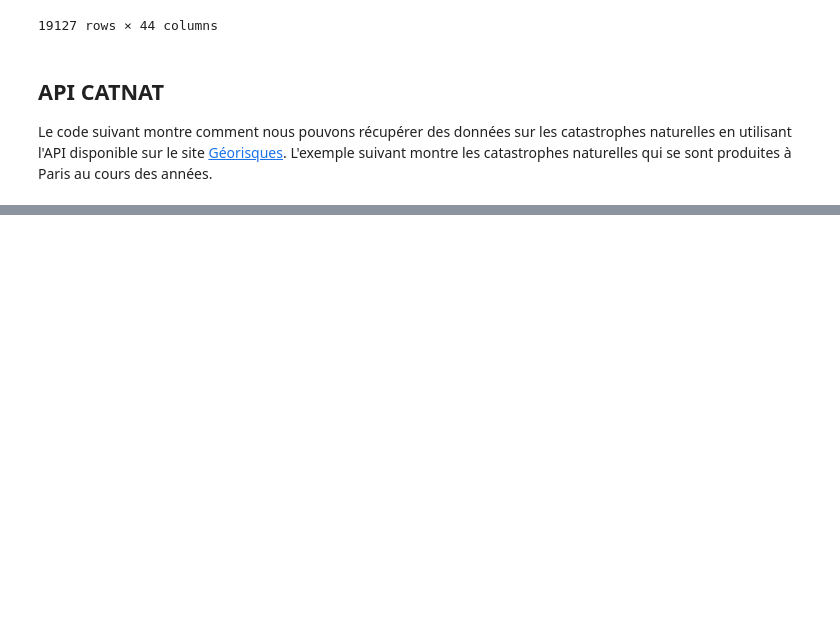
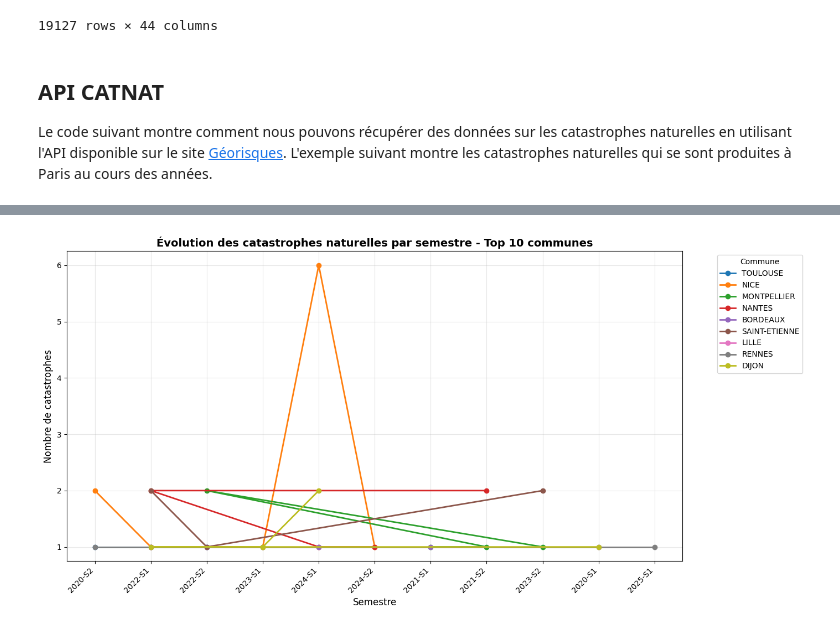
Before and after one commit to RRzm/Python_2A, a Jupyter notebook: données.ipynb, the cells around one changed output, grey strips where cells are left out. Cells and saved outputs as stored; diff of their text form; code cells hidden in the pictures; blank space fills up the shorter version.

```diff
--- a/données.ipynb
+++ b/données.ipynb
@@ -109,0 +292,18 @@ df_catnat
+# %%
+# Convertir les colonnes de dates en datetime
+df_catnat_top10['date_debut_evt'] = pd.to_datetime(df_catnat_top10['date_debut_evt'], errors='coerce')
+df_catnat_top10['date_fin_evt'] = pd.to_datetime(df_catnat_top10['date_fin_evt'], errors='coerce')
+df_catnat_top10['date_publication_arrete'] = pd.to_datetime(df_catnat_top10['date_publication_arrete'], errors='coerce')
+df_catnat_top10['date_publication_jo'] = pd.to_datetime(df_catnat_top10['date_publication_jo'], errors='coerce')
+
+# Filtrer pour ne garder que les catastrophes à partir de 2020
+df_catnat_top10 = df_catnat_top10[df_catnat_top10['date_debut_evt'] >= '2020-01-01'].copy()
+
+# Standardiser les codes INSEE
+df_catnat_top10['code_insee'] = df_catnat_top10['code_insee'].astype(str).str.zfill(5)
+
+# Vérifier le résultat
+print(f"Nombre de catastrophes à partir de 2020: {len(df_catnat_top10)}")
+print(f"\nPlage de dates: {df_catnat_top10['date_debut_evt'].min()} à {df_catnat_top10['date_debut_evt'].max()}")
+print(f"\nNombre de catastrophes par commune:")
+print(df_catnat_top10.groupby('libelle_commune').size().sort_values(ascending=False))
@@ -109,0 +345,61 @@ df_catnat
+# %%
+import matplotlib.pyplot as plt
+import seaborn as sns
+
+# Créer une colonne annee_semestre pour les catastrophes
+df_catnat_top10['annee_semestre'] = (
+    df_catnat_top10['date_debut_evt'].dt.year.astype(str)
+    + '-S' + df_catnat_top10['date_debut_evt'].dt.month.apply(lambda x: '1' if x <= 6 else '2')
+)
+
+# Compter le nombre de catastrophes par semestre et par commune
+catnat_par_semestre_commune = df_catnat_top10.groupby(
+    ['annee_semestre', 'code_insee', 'libelle_commune']
+).size().reset_index(name='nombre_catastrophes')
+
+# Standardiser le code_insee
+catnat_par_semestre_commune['code_insee'] = catnat_par_semestre_commune['code_insee'].astype(str).str.zfill(5)
+
+# Créer le graphique
+plt.figure(figsize=(14, 7))
+
+for code in top10_codes:
+    data_commune = catnat_par_semestre_commune[catnat_par_semestre_commune['code_insee'] == code]
+
+    if len(data_commune) > 0:
+        nom = data_commune['libelle_commune'].iloc[0]
+
+        plt.plot(data_commune['annee_semestre'],
+                 data_commune['nombre_catastrophes'],
+                 marker='o',
+                 label=nom,
+                 linewidth=2,
+                 markersize=6)
+
+plt.xlabel('Semestre', fontsize=12)
+plt.ylabel('Nombre de catastrophes', fontsize=12)
+plt.title('Évolution des catastrophes naturelles par semestre - Top 10 communes', fontsize=14, fontweight='bold')
+plt.xticks(rotation=45, ha='right')
+plt.legend(title='Commune', bbox_to_anchor=(1.05, 1), loc='upper left')
+plt.grid(True, alpha=0.3)
+plt.tight_layout()
+plt.show()
+
+# Afficher quelques statistiques
+print("\n=== Statistiques des catastrophes par commune (2020+) ===")
+for code in top10_codes:
+    data_commune = catnat_par_semestre_commune[catnat_par_semestre_commune['code_insee'] == code]
+
+    if len(data_commune) > 0:
+        nom = data_commune['libelle_commune'].iloc[0]
+        total = data_commune['nombre_catastrophes'].sum()
+        moyenne = data_commune['nombre_catastrophes'].mean()
+        print(f"{nom}: Total = {total}, Moyenne par semestre = {moyenne:.1f}")
+    else:
+        # Trouver le nom de la commune dans df_top10
+        nom_commune = ventes_par_semestre_commune[
+            ventes_par_semestre_commune['code_commune'] == code
+        ]['nom_commune'].iloc[0]
+        print(f"{nom_commune}: Aucune catastrophe enregistrée depuis 2020")
+# %% [output]
+[figure, added]
```
Also changed, not shown: parts of 11 cells of this notebook.
